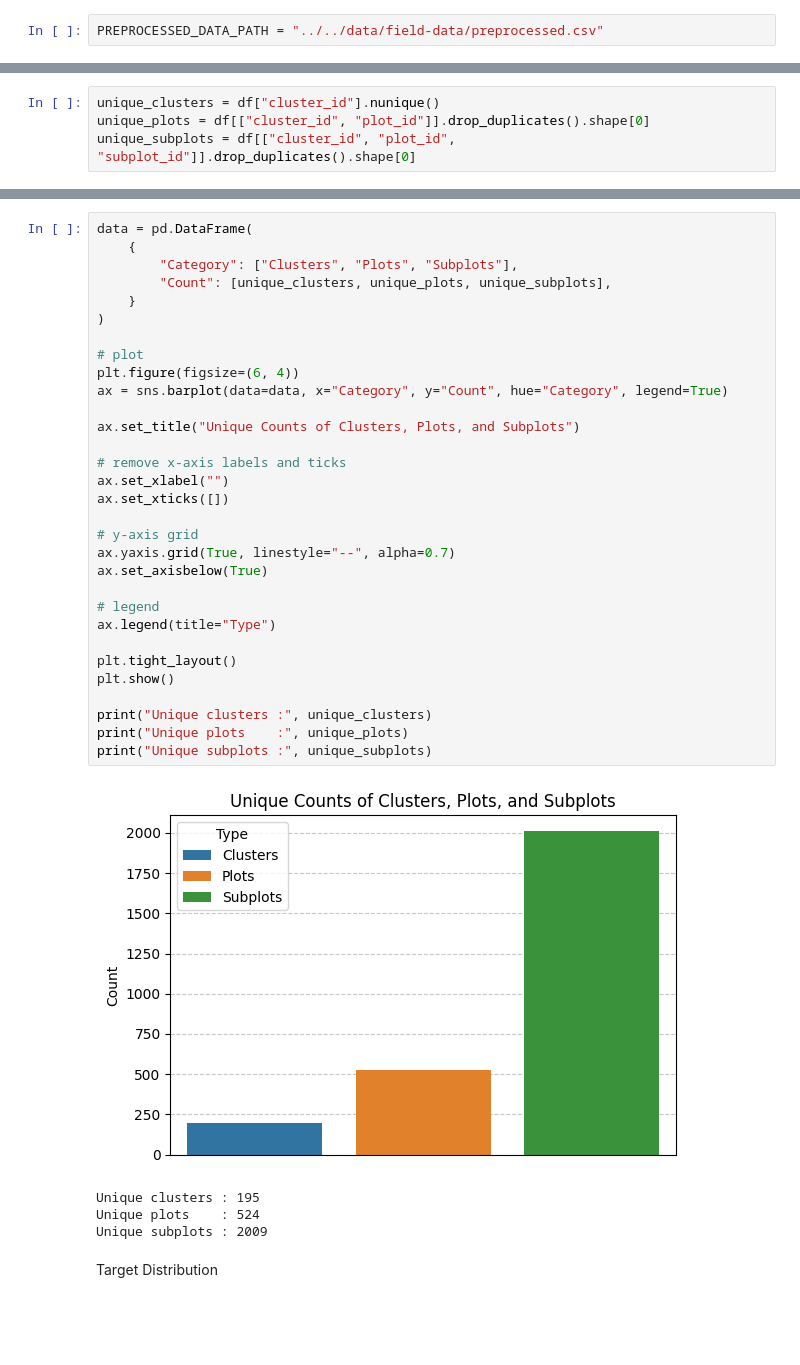
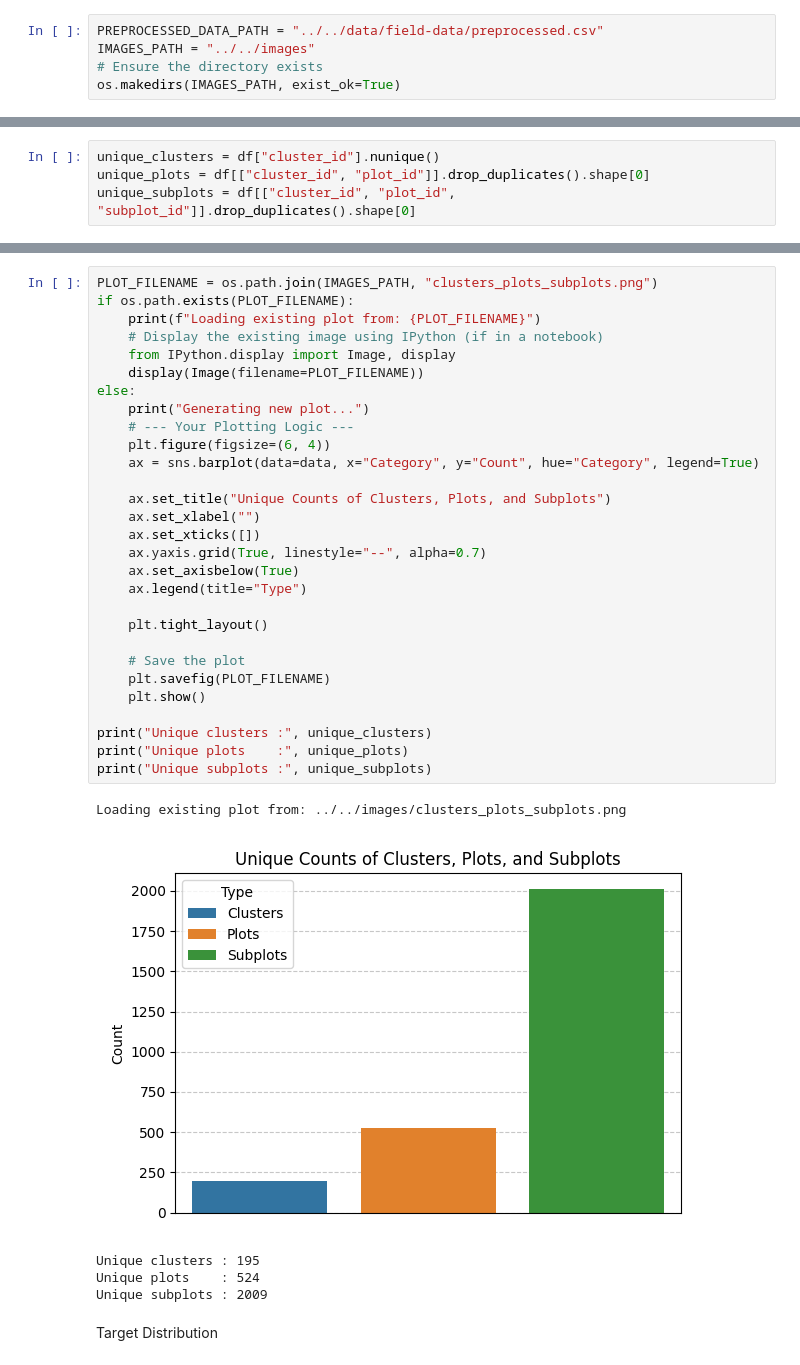
Before and after one commit to SiddhuShkya/Nepal-Forest-AGB-Modeling, a Jupyter notebook: notebooks/Field-Data/3-data-visualization.ipynb, the cells around one changed output, grey strips where cells are left out. Drawn from its saved outputs; the diff is of its cells as text; blank space fills up the shorter version.

```diff
--- a/notebooks/Field-Data/3-data-visualization.ipynb
+++ b/notebooks/Field-Data/3-data-visualization.ipynb
@@ -9,6 +10,9 @@ from shapely.geometry import Point
 import contextily as ctx
 # %%
 PREPROCESSED_DATA_PATH = "../../data/field-data/preprocessed.csv"
+IMAGES_PATH = "../../images"
+# Ensure the directory exists
+os.makedirs(IMAGES_PATH, exist_ok=True)
 # %%
 df = pd.read_csv(PREPROCESSED_DATA_PATH)
 # Shape of the dataframe
@@ -32,39 +43,38 @@ unique_subplots = df[["cluster_id", "plot_id", "subplot_id"]].drop_duplicates().
 # %%
-data = pd.DataFrame(
-    {
-        "Category": ["Clusters", "Plots", "Subplots"],
-        "Count": [unique_clusters, unique_plots, unique_subplots],
-    }
-)
+PLOT_FILENAME = os.path.join(IMAGES_PATH, "clusters_plots_subplots.png")
+if os.path.exists(PLOT_FILENAME):
+    print(f"Loading existing plot from: {PLOT_FILENAME}")
+    # Display the existing image using IPython (if in a notebook)
+    from IPython.display import Image, display
+    display(Image(filename=PLOT_FILENAME))
+else:
+    print("Generating new plot...")
+    # --- Your Plotting Logic ---
+    plt.figure(figsize=(6, 4))
+    ax = sns.barplot(data=data, x="Category", y="Count", hue="Category", legend=True)
 
-# plot
-plt.figure(figsize=(6, 4))
-ax = sns.barplot(data=data, x="Category", y="Count", hue="Category", legend=True)
+    ax.set_title("Unique Counts of Clusters, Plots, and Subplots")
+    ax.set_xlabel("")
+    ax.set_xticks([])
+    ax.yaxis.grid(True, linestyle="--", alpha=0.7)
+    ax.set_axisbelow(True)
+    ax.legend(title="Type")
 
-ax.set_title("Unique Counts of Clusters, Plots, and Subplots")
+    plt.tight_layout()
 
-# remove x-axis labels and ticks
-ax.set_xlabel("")
-ax.set_xticks([])
-
-# y-axis grid
-ax.yaxis.grid(True, linestyle="--", alpha=0.7)
-ax.set_axisbelow(True)
-
-# legend
-ax.legend(title="Type")
-
-plt.tight_layout()
-plt.show()
+    # Save the plot
+    plt.savefig(PLOT_FILENAME)
+    plt.show()
 
 print("Unique clusters :", unique_clusters)
 print("Unique plots    :", unique_plots)
 print("Unique subplots :", unique_subplots)
 # %% [output]
+Loading existing plot from: ../../images/clusters_plots_subplots.png
-[figure, old version]
+[figure, new version]
-Unique clusters : 195
-Unique plots    : 524
-Unique subplots : 2009
+Unique clusters : 195
+Unique plots    : 524
+Unique subplots : 2009
 # %% [markdown]
 Target Distribution
 # %%
```
Also changed, not shown: parts of 5 cells of this notebook.
